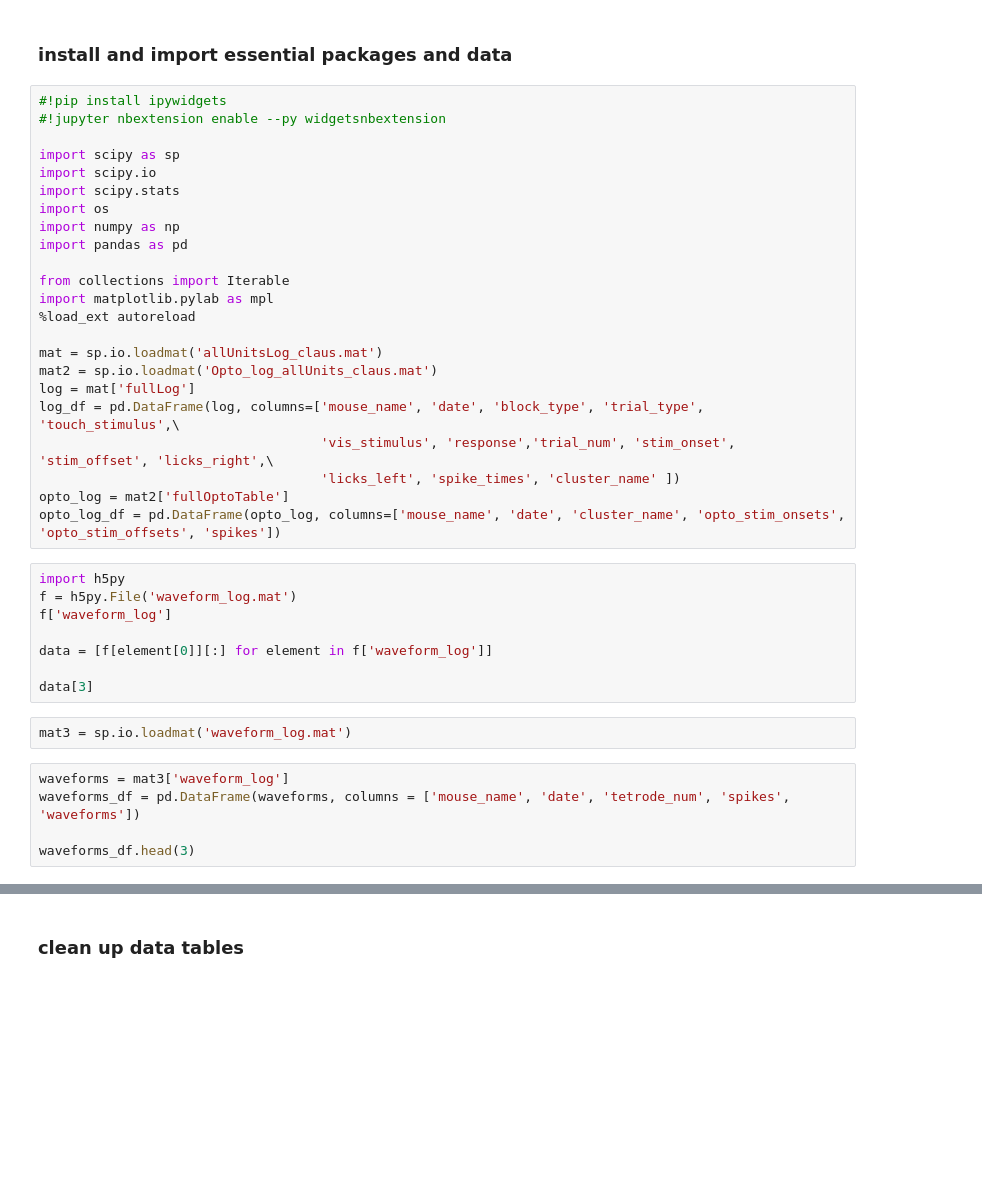
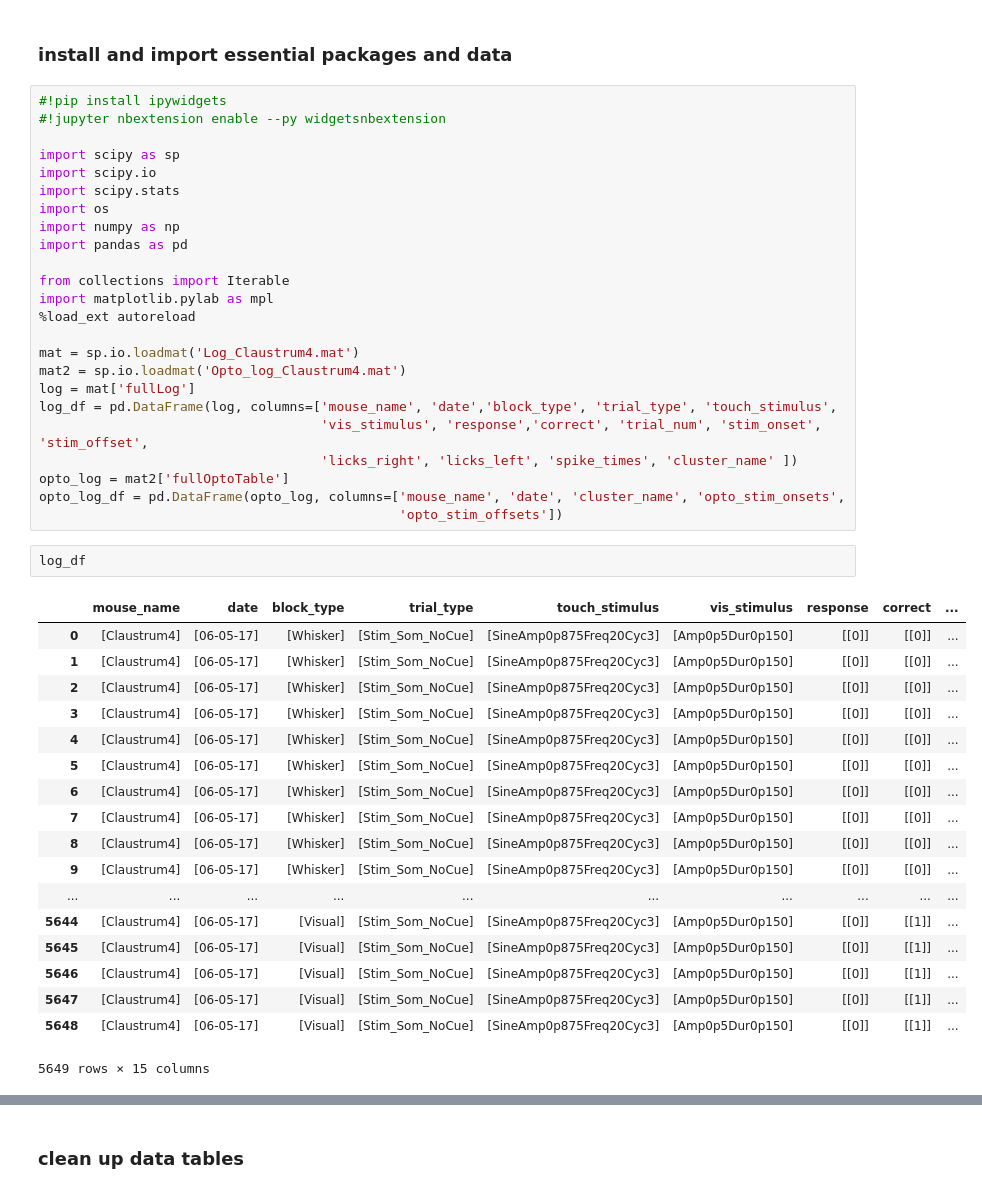
Before and after one commit to efinkel/Claustrum_analysis, a Jupyter notebook: Claustrum_analysis_notebook.ipynb, the cells around one changed output, grey strips where cells are left out. Drawn from its saved outputs; the diff is of its cells as text; blank space fills up the shorter version.

```diff
--- a/Claustrum_analysis_notebook.ipynb
+++ b/Claustrum_analysis_notebook.ipynb
@@ -17,26 +17,33 @@ from collections import Iterable
 import matplotlib.pylab as mpl
 %load_ext autoreload
 
-mat = sp.io.loadmat('allUnitsLog_claus.mat')
-mat2 = sp.io.loadmat('Opto_log_allUnits_claus.mat')
+mat = sp.io.loadmat('Log_Claustrum4.mat')
+mat2 = sp.io.loadmat('Opto_log_Claustrum4.mat')
 log = mat['fullLog']
-log_df = pd.DataFrame(log, columns=['mouse_name', 'date', 'block_type', 'trial_type', 'touch_stimulus',\
-                                    'vis_stimulus', 'response','trial_num', 'stim_onset', 'stim_offset', 'licks_right',\
-                                    'licks_left', 'spike_times', 'cluster_name' ])
+log_df = pd.DataFrame(log, columns=['mouse_name', 'date','block_type', 'trial_type', 'touch_stimulus',
+                                    'vis_stimulus', 'response','correct', 'trial_num', 'stim_onset', 'stim_offset',
+                                    'licks_right', 'licks_left', 'spike_times', 'cluster_name' ])
 opto_log = mat2['fullOptoTable']
-opto_log_df = pd.DataFrame(opto_log, columns=['mouse_name', 'date', 'cluster_name', 'opto_stim_onsets', 'opto_stim_offsets', 'spikes'])
+opto_log_df = pd.DataFrame(opto_log, columns=['mouse_name', 'date', 'cluster_name', 'opto_stim_onsets',
+                                              'opto_stim_offsets'])
-# %%
-import h5py
-f = h5py.File('waveform_log.mat')
-f['waveform_log']
-
-data = [f[element[0]][:] for element in f['waveform_log']]
-
-data[3]
-# %%
-mat3 = sp.io.loadmat('waveform_log.mat')
-# %%
-waveforms = mat3['waveform_log']
-waveforms_df = pd.DataFrame(waveforms, columns = ['mouse_name', 'date', 'tetrode_num', 'spikes', 'waveforms'])
-
-waveforms_df.head(3)
+# %%
+log_df
+# %% [output]
+|  | mouse_name | date | block_type | trial_type | touch_stimulus | vis_stimulus | response | correct | ... |
+| 0 | [Claustrum4] | [06-05-17] | [Whisker] | [Stim_Som_NoCue] | [SineAmp0p875Freq20Cyc3] | [Amp0p5Dur0p150] | [[0]] | [[0]] | ... |
+| 1 | [Claustrum4] | [06-05-17] | [Whisker] | [Stim_Som_NoCue] | [SineAmp0p875Freq20Cyc3] | [Amp0p5Dur0p150] | [[0]] | [[0]] | ... |
+| 2 | [Claustrum4] | [06-05-17] | [Whisker] | [Stim_Som_NoCue] | [SineAmp0p875Freq20Cyc3] | [Amp0p5Dur0p150] | [[0]] | [[0]] | ... |
+| 3 | [Claustrum4] | [06-05-17] | [Whisker] | [Stim_Som_NoCue] | [SineAmp0p875Freq20Cyc3] | [Amp0p5Dur0p150] | [[0]] | [[0]] | ... |
+| 4 | [Claustrum4] | [06-05-17] | [Whisker] | [Stim_Som_NoCue] | [SineAmp0p875Freq20Cyc3] | [Amp0p5Dur0p150] | [[0]] | [[0]] | ... |
+| 5 | [Claustrum4] | [06-05-17] | [Whisker] | [Stim_Som_NoCue] | [SineAmp0p875Freq20Cyc3] | [Amp0p5Dur0p150] | [[0]] | [[0]] | ... |
+| 6 | [Claustrum4] | [06-05-17] | [Whisker] | [Stim_Som_NoCue] | [SineAmp0p875Freq20Cyc3] | [Amp0p5Dur0p150] | [[0]] | [[0]] | ... |
+| 7 | [Claustrum4] | [06-05-17] | [Whisker] | [Stim_Som_NoCue] | [SineAmp0p875Freq20Cyc3] | [Amp0p5Dur0p150] | [[0]] | [[0]] | ... |
+| 8 | [Claustrum4] | [06-05-17] | [Whisker] | [Stim_Som_NoCue] | [SineAmp0p875Freq20Cyc3] | [Amp0p5Dur0p150] | [[0]] | [[0]] | ... |
+| 9 | [Claustrum4] | [06-05-17] | [Whisker] | [Stim_Som_NoCue] | [SineAmp0p875Freq20Cyc3] | [Amp0p5Dur0p150] | [[0]] | [[0]] | ... |
+| ... | ... | ... | ... | ... | ... | ... | ... | ... | ... |
+| 5644 | [Claustrum4] | [06-05-17] | [Visual] | [Stim_Som_NoCue] | [SineAmp0p875Freq20Cyc3] | [Amp0p5Dur0p150] | [[0]] | [[1]] | ... |
+| 5645 | [Claustrum4] | [06-05-17] | [Visual] | [Stim_Som_NoCue] | [SineAmp0p875Freq20Cyc3] | [Amp0p5Dur0p150] | [[0]] | [[1]] | ... |
+| 5646 | [Claustrum4] | [06-05-17] | [Visual] | [Stim_Som_NoCue] | [SineAmp0p875Freq20Cyc3] | [Amp0p5Dur0p150] | [[0]] | [[1]] | ... |
+| 5647 | [Claustrum4] | [06-05-17] | [Visual] | [Stim_Som_NoCue] | [SineAmp0p875Freq20Cyc3] | [Amp0p5Dur0p150] | [[0]] | [[1]] | ... |
+| 5648 | [Claustrum4] | [06-05-17] | [Visual] | [Stim_Som_NoCue] | [SineAmp0p875Freq20Cyc3] | [Amp0p5Dur0p150] | [[0]] | [[1]] | ... |
+5649 rows × 15 columns
```
Also changed, not shown: parts of 11 cells of this notebook, 7 other files.
